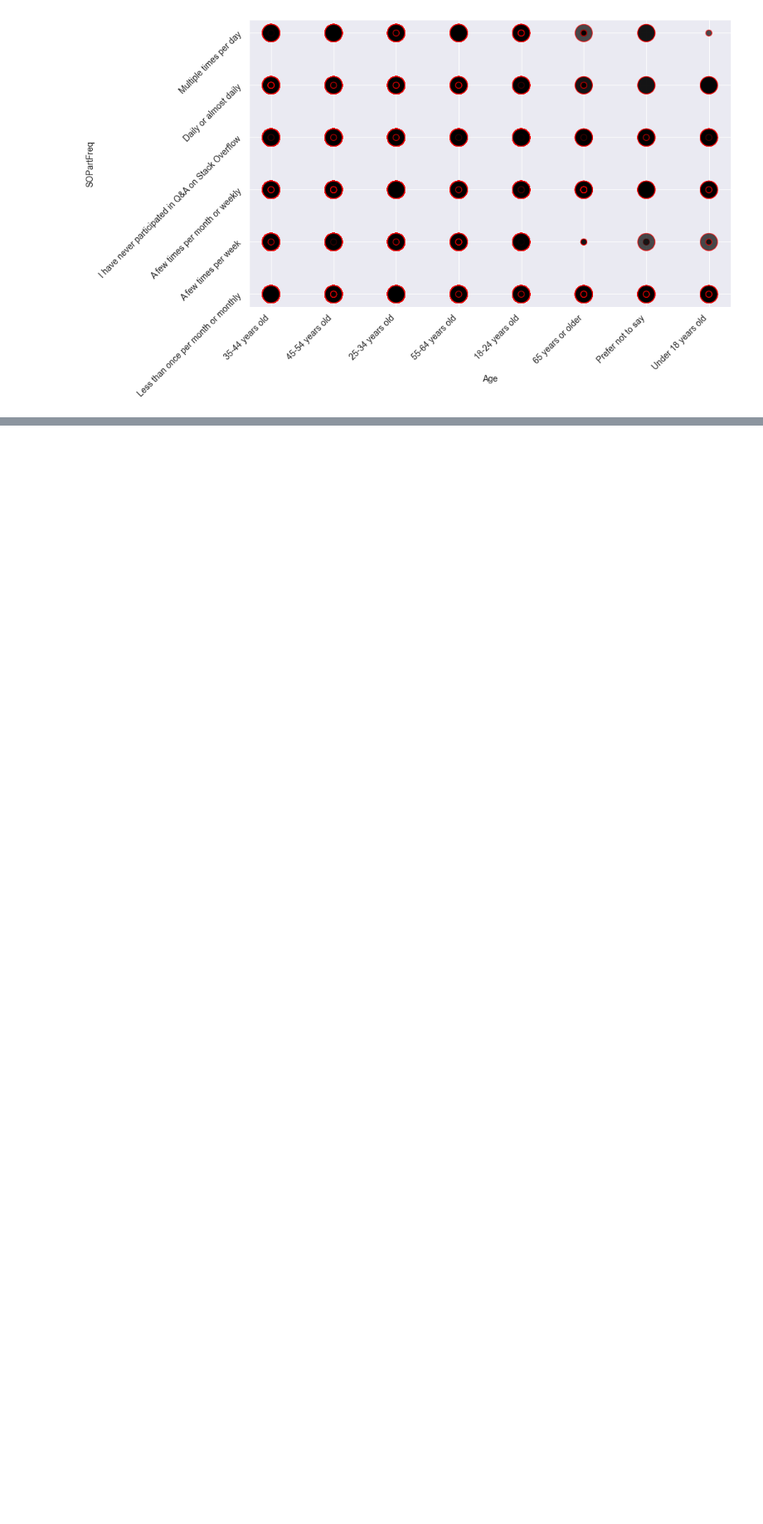
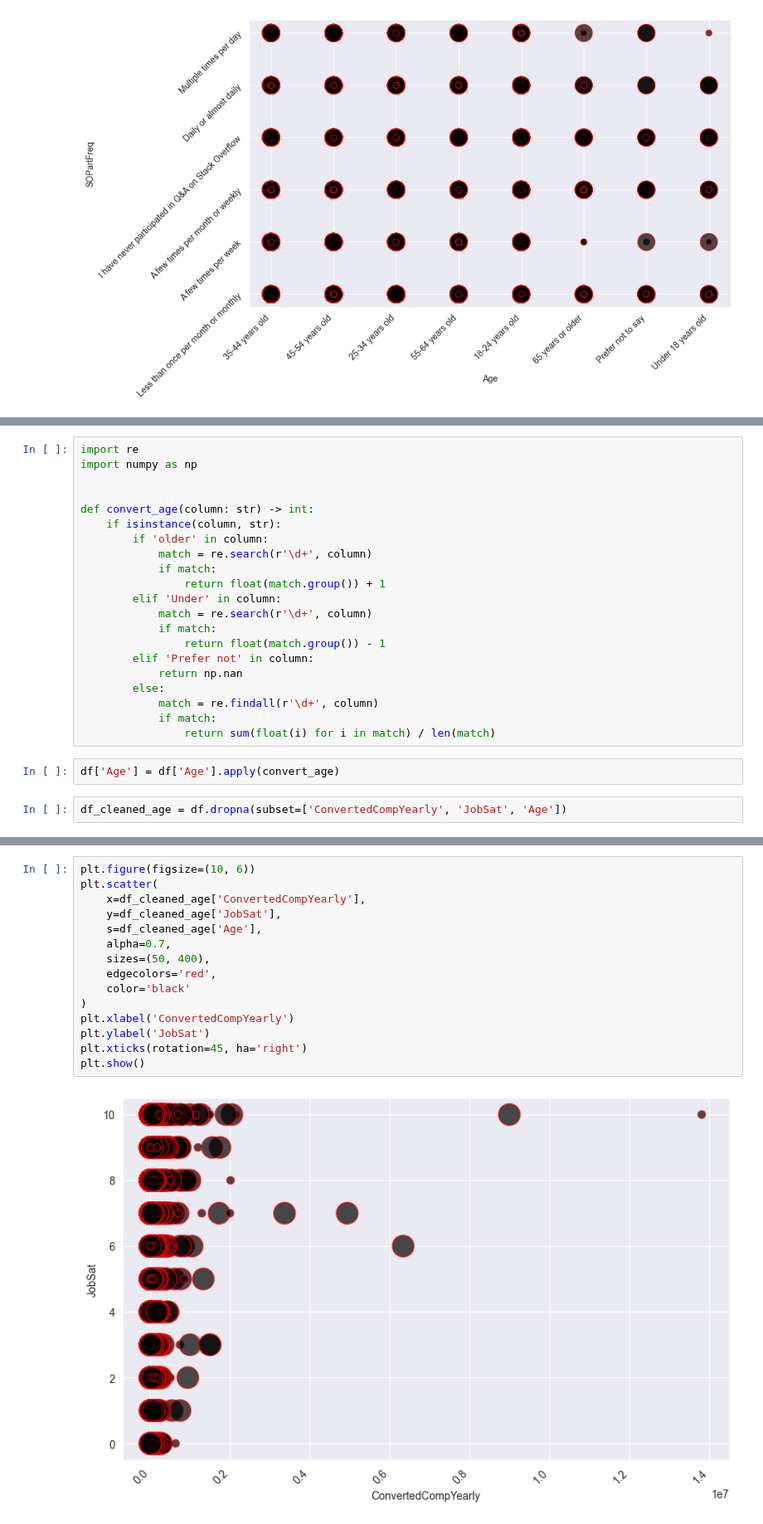
Before and after one commit to Hasan082/Data-Analysis, a Jupyter notebook: Capstone_project/Bubble_Plots.ipynb, the cells around one changed output, grey strips where cells are left out. Shown at 83% size. Saved outputs shown, nothing was run; the diff lists cells and outputs as text; blank space fills up the shorter version.

Commit message:
Bubble Plot for Compensation vs. Job Satisfaction

```diff
--- a/Capstone_project/Bubble_Plots.ipynb
+++ b/Capstone_project/Bubble_Plots.ipynb
@@ -83,0 +91,25 @@ plt.show()
+# %%
+import re
+import numpy as np
+
+
+def convert_age(column: str) -> int:
+    if isinstance(column, str):
+        if 'older' in column:
+            match = re.search(r'\d+', column)
+            if match:
+                return float(match.group()) + 1
+        elif 'Under' in column:
+            match = re.search(r'\d+', column)
+            if match:
+                return float(match.group()) - 1
+        elif 'Prefer not' in column:
+            return np.nan
+        else:
+            match = re.findall(r'\d+', column)
+            if match:
+                return sum(float(i) for i in match) / len(match)
+# %%
+df['Age'] = df['Age'].apply(convert_age)
+# %%
+df_cleaned_age = df.dropna(subset=['ConvertedCompYearly', 'JobSat', 'Age'])
@@ -83,0 +126,17 @@ plt.show()
+# %%
+plt.figure(figsize=(10, 6))
+plt.scatter(
+    x=df_cleaned_age['ConvertedCompYearly'],
+    y=df_cleaned_age['JobSat'],
+    s=df_cleaned_age['Age'],
+    alpha=0.7,
+    sizes=(50, 400),
+    edgecolors='red',
+    color='black'
+)
+plt.xlabel('ConvertedCompYearly')
+plt.ylabel('JobSat')
+plt.xticks(rotation=45, ha='right')
+plt.show()
+# %% [output]
+[figure, added]
```
Also changed, not shown: parts of 3 cells of this notebook.
